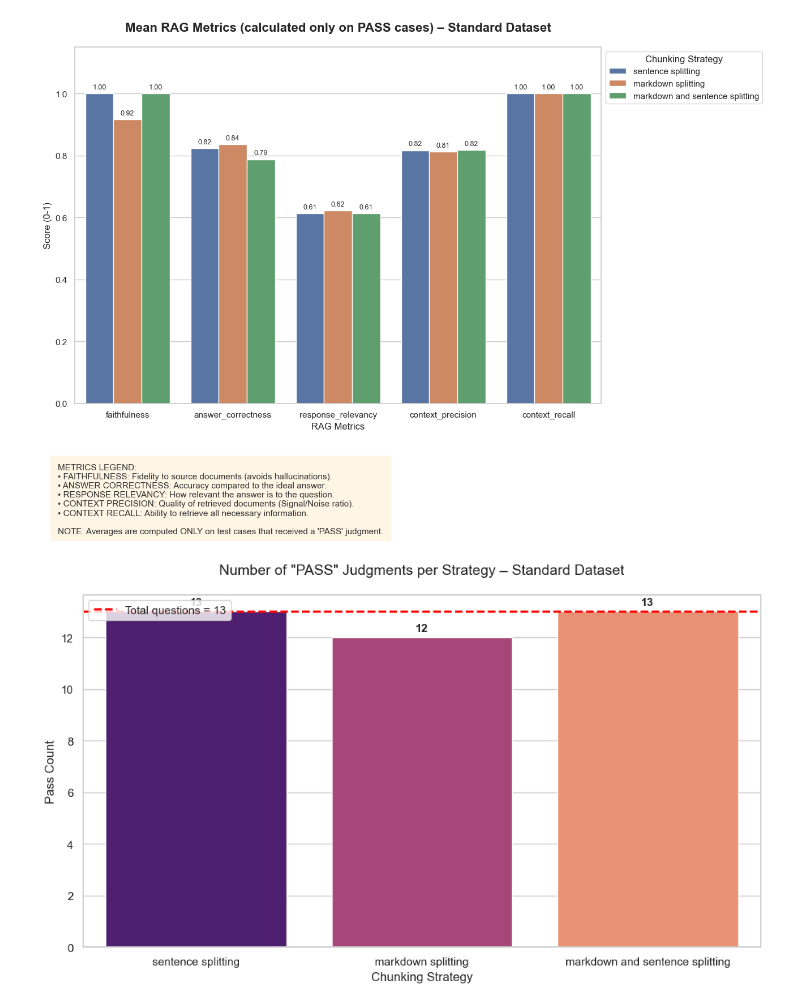
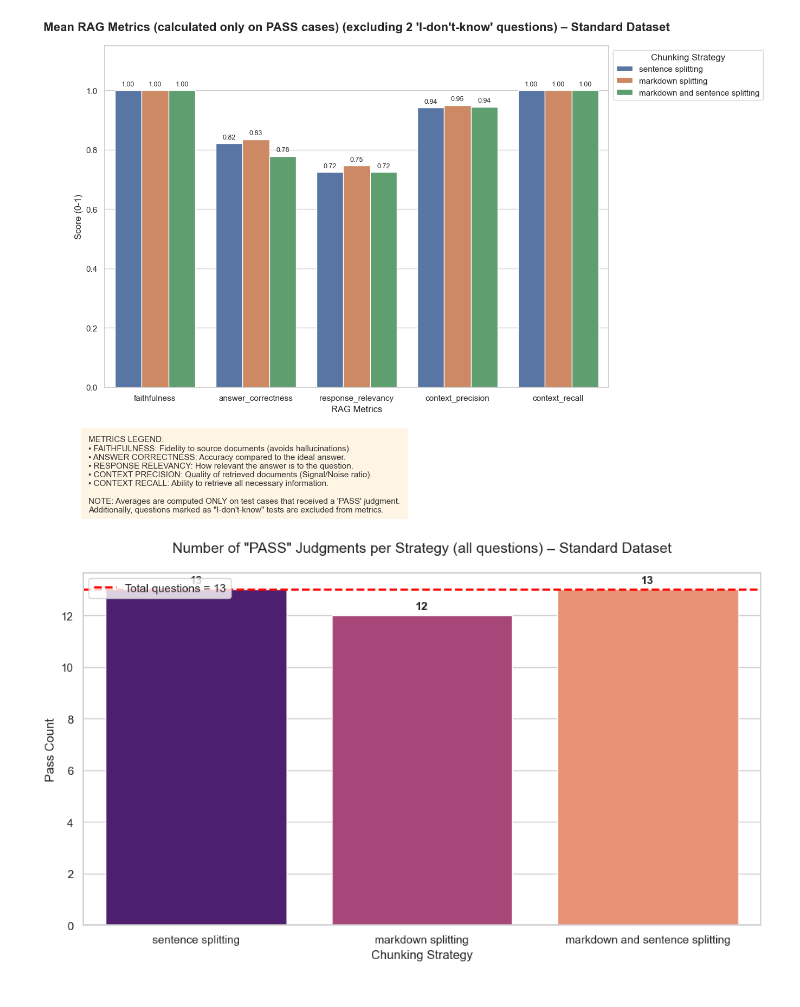
Before and after one commit to Gabriele-tomai00/rag_eval_units, a Jupyter notebook: rag_eval/comparison_study.ipynb, the cells around one changed output. Drawn from its saved outputs; the diff is of its cells as text; code cells hidden in the pictures.

Commit message:
update graphs avoiding fake ragas tests

```diff
--- a/rag_eval/comparison_study.ipynb
+++ b/rag_eval/comparison_study.ipynb
@@ -19,11 +19,20 @@ metrics = ['faithfulness', 'answer_correctness', 'response_relevancy', 'context_
 # ------------------------------------------------------------
 # Function to process a set of experiments and generate plots
 # ------------------------------------------------------------
-def process_experiment_set(file_list, dataset_name):
+def process_experiment_set(file_list, dataset_name, exclude_questions=None):
     """
     file_list: list of CSV file paths
     dataset_name: string, e.g. "Standard" or "Big"
+    exclude_questions: list of strings (question texts or substrings) to exclude from metrics calculation.
+                      These rows are kept for pass count but skipped for metrics averages.
     """
+    # Check if all files exist
+    missing_files = [f for f in file_list if not os.path.exists(f)]
+    if missing_files:
+        print(f"Warning: {dataset_name} dataset - missing files: {missing_files}")
+        print(f"Skipping {dataset_name} dataset.\n")
+        return
+
     results = []
     pass_counts = []
 
@@ -46,43 +55,49 @@ def process_experiment_set(file_list, dataset_name):
                     'pass_rate': n_pass / n_total if n_total > 0 else 0
                 })
 
-                # ---- Metrics: compute ONLY on rows where judge_result == 'pass' ----
-                df_pass = df[df['judge_result'] == 'pass']
-                if len(df_pass) > 0:
-                    row = df_pass[metrics].mean().to_dict()
+                # ---- Filter rows for metrics: exclude questions that are "I don't know" tests ----
+                df_metrics = df.copy()
+                if exclude_questions:
+                    # Create a mask: True for rows we want to keep (i.e., NOT in exclude list)
+                    mask = ~df_metrics['question'].isin(exclude_questions)
+                    # Alternatively, use substring matching (more flexible):
+                    # mask = ~df_metrics['question'].str.contains('|'.join(exclude_questions), case=False, na=False)
+                    df_metrics = df_metrics[mask]
+                    print(f"  {label}: Excluded {len(df) - len(df_metrics)} questions from metrics calculation.")
+
+                # Now compute metrics only on PASS rows among the filtered set
+                df_pass_metrics = df_metrics[df_metrics['judge_result'] == 'pass']
+                if len(df_pass_metrics) > 0:
+                    row = df_pass_metrics[metrics].mean().to_dict()
                 else:
-                    # No passes -> all metrics set to NaN (will appear as gaps in plot)
                     row = {m: np.nan for m in metrics}
                 row['strategy'] = label
                 results.append(row)
             else:
-                print(f"Warning: {label} ({dataset_name}) has no 'judge_result' column – using all rows for metrics")
-                # Fallback: use all rows
-                row = df[metrics].mean().to_dict()
-                row['strategy'] = label
-                results.append(row)
-                # No pass count information
+                print(f"Warning: {label} ({dataset_name}) has no 'judge_result' column")
 
         except Exception as e:
             print(f"Error processing {label} ({dataset_name}): {e}")
 
     if not results:
-        print(f"No data for {dataset_name}")
+        print(f"No valid data for {dataset_name}")
         return
 
     df_results = pd.DataFrame(results)
     df_pass = pd.DataFrame(pass_counts) if pass_counts else None
 
-    # ---------- Plot 1: Mean RAG metrics (only on PASS cases) ----------
+    # ---------- Plot 1: Mean RAG metrics (only on PASS cases, excluding specific questions) ----------
     sns.set_theme(style="whitegrid")
     plt.figure(figsize=(12, 10))
     df_melted = df_results.melt(id_vars='strategy', value_vars=metrics, var_name='Metric', value_name='Score')
-    # Drop NaN values from melted df so they don't appear in the plot
     df_melted_clean = df_melted.dropna(subset=['Score'])
 
     ax1 = sns.barplot(data=df_melted_clean, x='Metric', y='Score', hue='strategy')
 
-    plt.title(f'Mean RAG Metrics (calculated only on PASS cases) – {dataset_name} Dataset',
+    title_suffix = ""
+    if exclude_questions:
+        title_suffix = f" (excluding {len(exclude_questions)} 'I-don\'t-know' questions)"
+    plt.title(f'Mean RAG Metrics (calculated only on PASS cases){title_suffix} – {dataset_name} Dataset',
               fontsize=16, pad=20, fontweight='bold')
     plt.ylim(0, 1.15)
     plt.ylabel('Score (0-1)', fontsize=12)
@@ -103,16 +118,17 @@ def process_experiment_set(file_list, dataset_name):
         "• RESPONSE RELEVANCY: How relevant the answer is to the question.\n"
         "• CONTEXT PRECISION: Quality of retrieved documents (Signal/Noise ratio).\n"
         "• CONTEXT RECALL: Ability to retrieve all necessary information.\n\n"
-        "NOTE: Averages are computed ONLY on test cases that received a 'PASS' judgment."
+        "NOTE: Averages are computed ONLY on test cases that received a 'PASS' judgment.\n"
+        f"{'Additionally, questions marked as \"I-don\'t-know\" tests are excluded from metrics.' if exclude_questions else ''}"
     )
 
     plt.figtext(0.1, 0.02, description_text, fontsize=11, color="#333333",
                 bbox={"facecolor":"orange", "alpha":0.1, "pad":10},
                 horizontalalignment='left')
-    plt.subplots_adjust(bottom=0.25)  # Slightly more space for the longer note
+    plt.subplots_adjust(bottom=0.25)
     plt.show()
 
-    # ---------- Plot 2: Pass count with horizontal line ----------
+    # ---------- Plot 2: Pass count with horizontal line (includes all questions) ----------
     if df_pass is not None:
         total_questions = df_pass['total'].iloc[0]
         plt.figure(figsize=(10, 6))
@@ -120,7 +136,7 @@ def process_experiment_set(file_list, dataset_name):
                           hue='strategy', palette='magma', legend=False)
         ax2.axhline(y=total_questions, color='red', linestyle='--', linewidth=2,
                     label=f'Total questions = {total_questions}')
-        plt.title(f'Number of "PASS" Judgments per Strategy – {dataset_name} Dataset',
+        plt.title(f'Number of "PASS" Judgments per Strategy (all questions) – {dataset_name} Dataset',
                   fontsize=14, pad=20)
         plt.ylabel('Pass Count')
         plt.xlabel('Chunking Strategy')
@@ -142,8 +158,10 @@ def process_experiment_set(file_list, dataset_name):
     else:
         print(f"No 'judge_result' data found for {dataset_name}")
 
-    # Print metric summary (only on passes)
+    # Print metric summary
     print(f"\n--- TEXTUAL DATA SUMMARY – METRICS AVERAGED ON PASS CASES ONLY ({dataset_name}) ---")
+    if exclude_questions:
+        print(f"Excluded questions: {exclude_questions}")
     for _, r in df_results.iterrows():
         metrics_str = ", ".join([f"{m}: {r[m]:.3f}" for m in metrics if pd.notna(r[m])])
         print(f"{r['strategy'].upper()}: {metrics_str}")
@@ -165,8 +183,18 @@ big_files = [
 ]
 
 # ------------------------------------------------------------
-# Run for both datasets
+# Define questions to exclude from metrics (exact text as in CSV)
 # ------------------------------------------------------------
-process_experiment_set(normal_files, "Standard")
-process_experiment_set(big_files, "Big")
+questions_to_exclude = [
+    "l aula T dell'edificio A è libera il giorno 20 marzo 2026?",
+    "dimmi i corsi disponibili del dipartimento di musicologia"
+]
+
+# ------------------------------------------------------------
+# Run for Standard dataset only (big files are missing)
+# ------------------------------------------------------------
+process_experiment_set(normal_files, "Standard", exclude_questions=questions_to_exclude)
+
+# Uncomment when big files become available
+process_experiment_set(big_files, "Big", exclude_questions=questions_to_exclude)
 # %% [output]
@@ -173,2 +204,2 @@ process_experiment_set(big_files, "Big")
-[figure, old version]
+[figure, new version]
-[figure, old version]
+[figure, new version]
```
Also changed, not shown: parts of 1 cell of this notebook.
